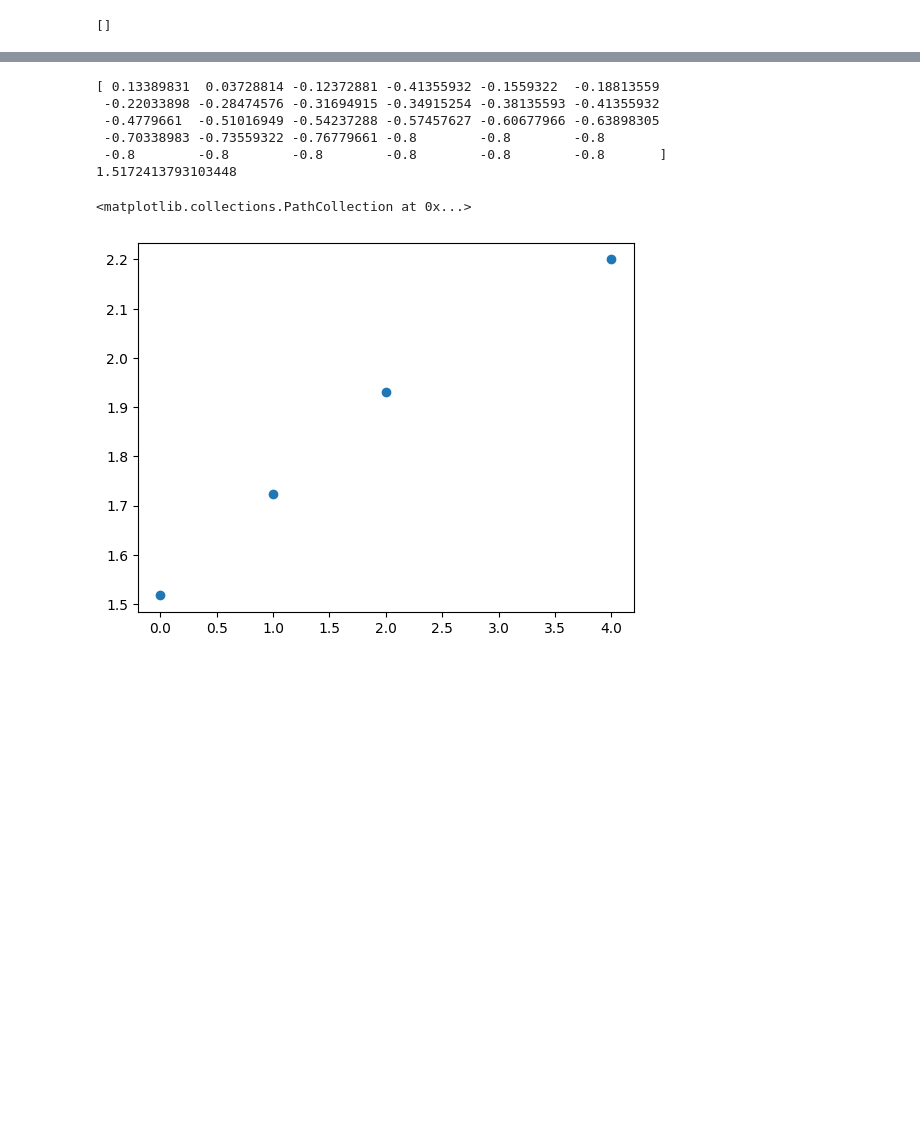
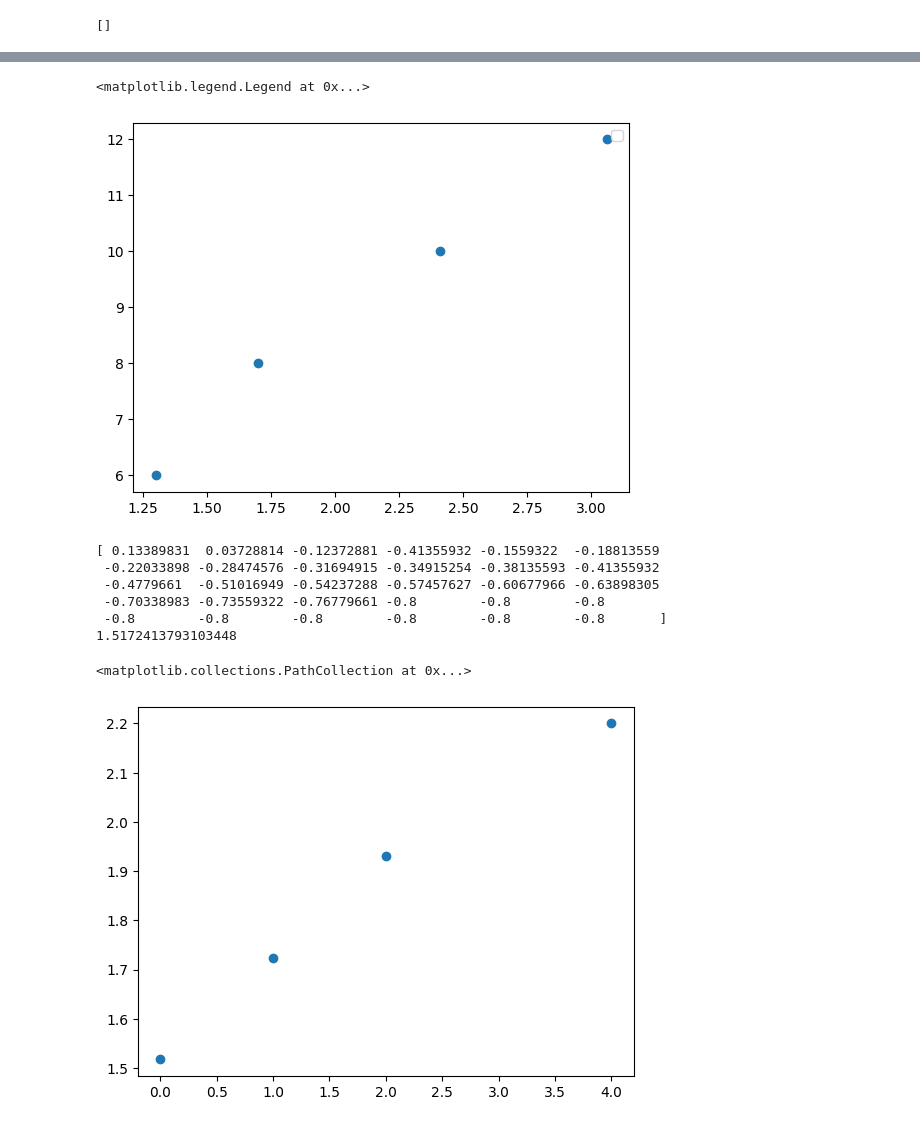
Before and after one commit to clemo1234/MFT_Calcs, a Jupyter notebook: mft_research_tests.ipynb, the cells around one changed output, grey strips where cells are left out. Drawn from its saved outputs; the diff is of its cells as text; code cells hidden in the pictures; blank space fills up the shorter version.

```diff
--- a/mft_research_tests.ipynb
+++ b/mft_research_tests.ipynb
@@ -246,6 +292,18 @@ plt.show()
 # %%
-[1.24, 1.26]
-[1.51, 2.08]
+b1 = [1.24, 1.26, 1.265]
+b1 = np.array([1.51, 2.08, 2.65])/(2.65/2.35)
+b2 = [1.3, 1.7, 2.35]
+b3 = [1.3, 1.7, 2.41, 3.063]
+
+Ns = [6, 8, 10, 12]
+
+#plt.scatter(b2,Ns, label = "test")
+#plt.scatter(b1,Ns)
+plt.scatter(b3,Ns)
+plt.legend()
+# %% [output]
+<matplotlib.legend.Legend at 0x...>
+[figure, added]
 # %%
 mus_np = np.array(ys)
 
```
Also changed, not shown: parts of 8 cells of this notebook, 2 other files.
